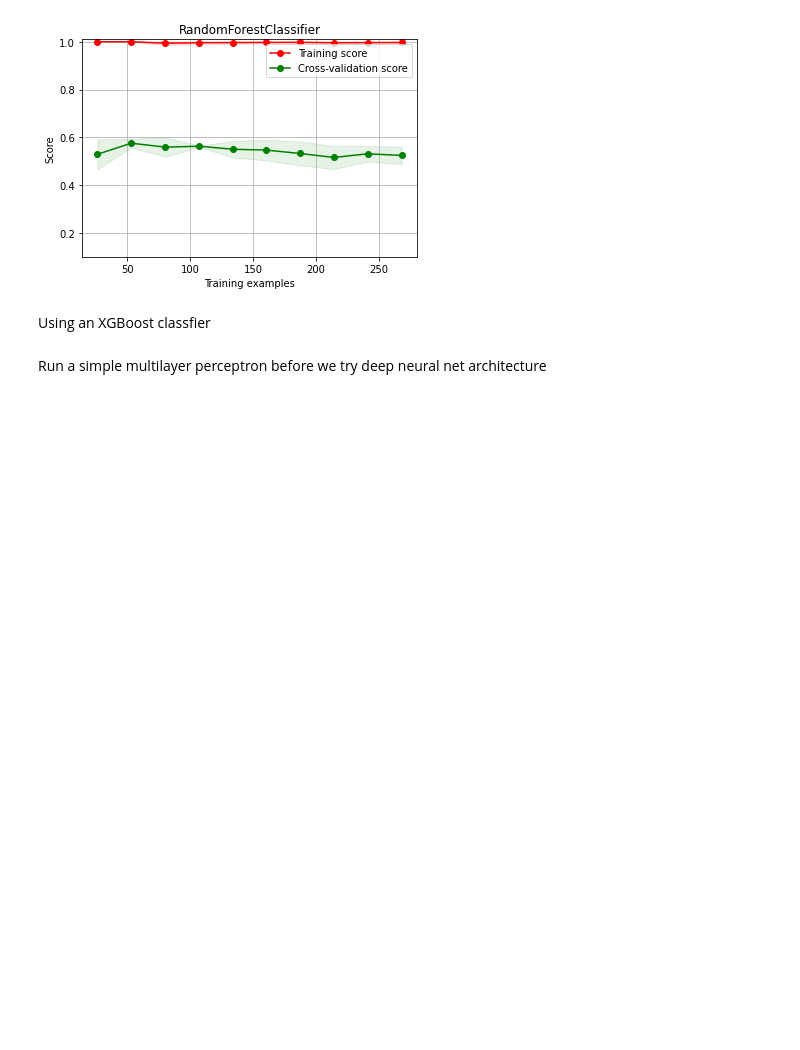
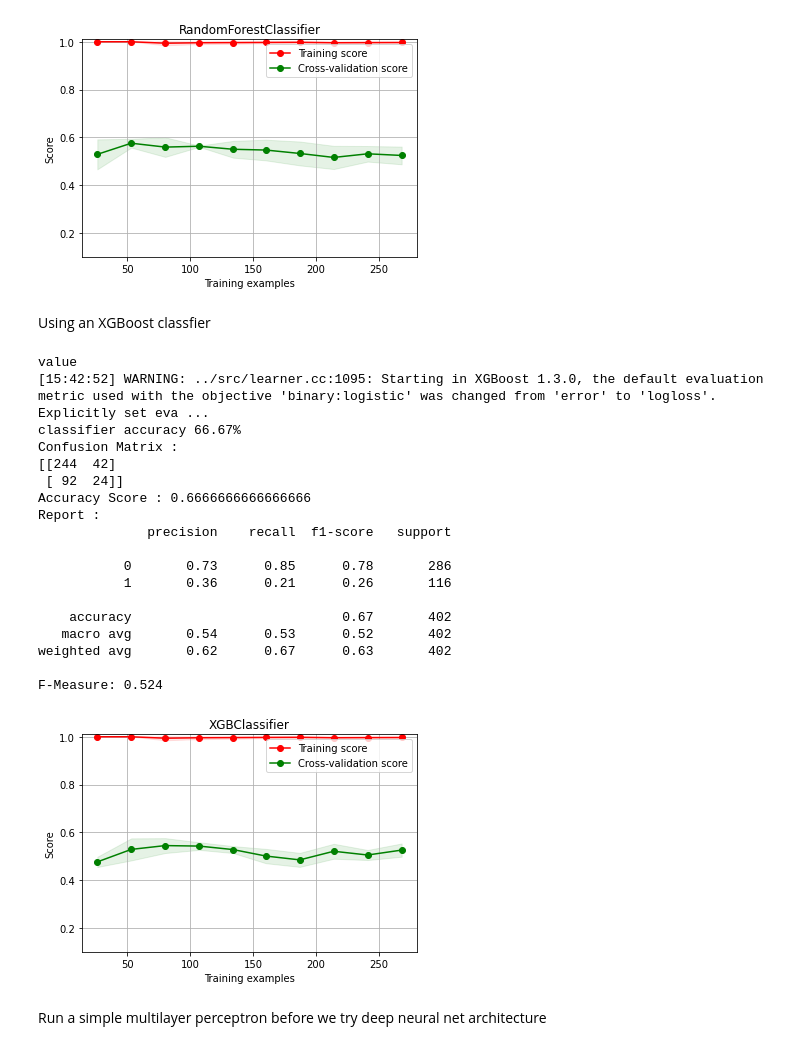
Before and after one commit to dimitrisl/assignment_of, a Jupyter notebook: src/excersize_2.ipynb, the cells around one changed output. Drawn from its saved outputs; the diff is of its cells as text; code cells hidden in the pictures; blank space fills up the shorter version.

```diff
--- a/src/excersize_2.ipynb
+++ b/src/excersize_2.ipynb
@@ -163,7 +164,7 @@ def get_results(ftt, f_test_t, y_tn, y_ts, classifier):
     print('Accuracy Score :', accuracy_score(actual, predicted))
     print('Report : ')
     print(classification_report(actual, predicted))
-    score_2 = f1_score(actual, predicted, average='binary')
+    score_2 = f1_score(actual, predicted, average='macro')
     print('F-Measure: %.3f' % score_2)
     return classifier
 # %% [markdown]
@@ -229,11 +230,31 @@ F-Measure: 0.380
 # %% [markdown]
 Using an XGBoost classfier
 # %%
-# model = XGBClassifier(random_state=42)
+model = XGBClassifier(random_state=42)
 
-# model = get_results(X_train, X_test,y_train, y_test, model)
-# plotter = plot_learning_curve(model, "%s"%type(model).__name__, X_test, y_test, (0.1, 1.01), cv=cv, n_jobs=-1)
-# plotter.show()
+model = get_results(X_train, X_test,y_train, y_test, model)
+plotter = plot_learning_curve(model, "%s"%type(model).__name__, X_test, y_test, (0.1, 1.01), cv=cv, n_jobs=-1)
+plotter.show()
+# %% [output]
+value
+[15:42:52] WARNING: ../src/learner.cc:1095: Starting in XGBoost 1.3.0, the default evaluation metric used with the objective 'binary:logistic' was changed from 'error' to 'logloss'. Explicitly set eva ...
+classifier accuracy 66.67%
+Confusion Matrix :
+[[244  42]
+ [ 92  24]]
+Accuracy Score : 0.6666666666666666
+Report :
+              precision    recall  f1-score   support
+
+           0       0.73      0.85      0.78       286
+           1       0.36      0.21      0.26       116
+
+    accuracy                           0.67       402
+   macro avg       0.54      0.53      0.52       402
+weighted avg       0.62      0.67      0.63       402
+
+F-Measure: 0.524
+[figure, added]
 # %% [markdown]
 Run a simple multilayer perceptron before we try deep neural net architecture
 # %%
```
Also changed, not shown: parts of 18 cells of this notebook, 1 other file.
